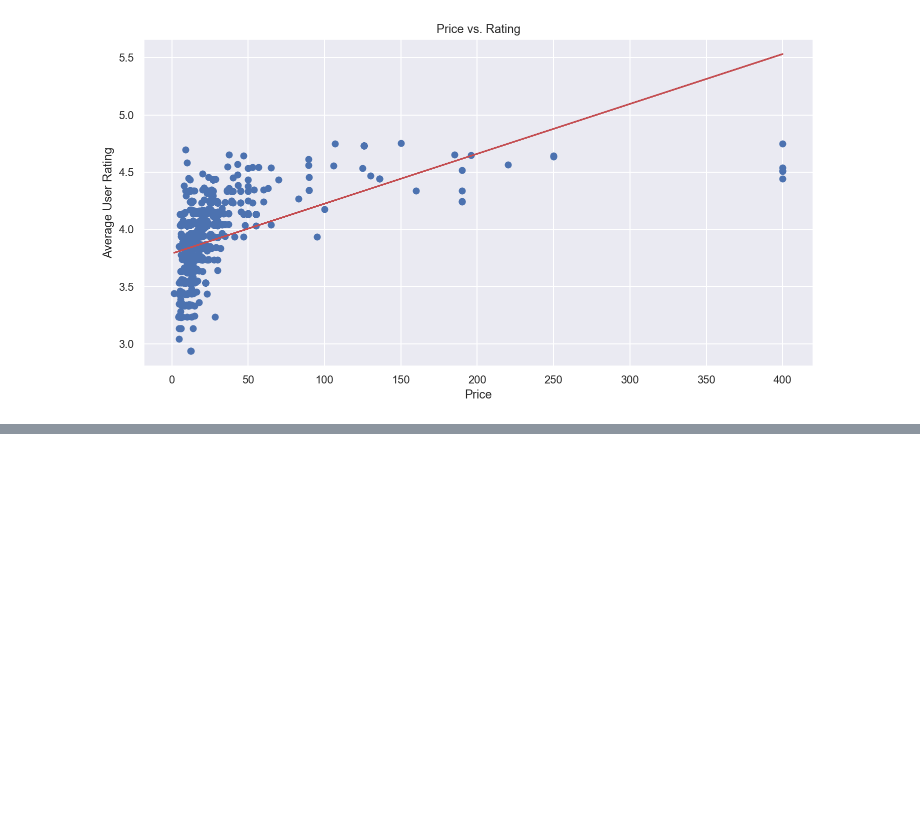
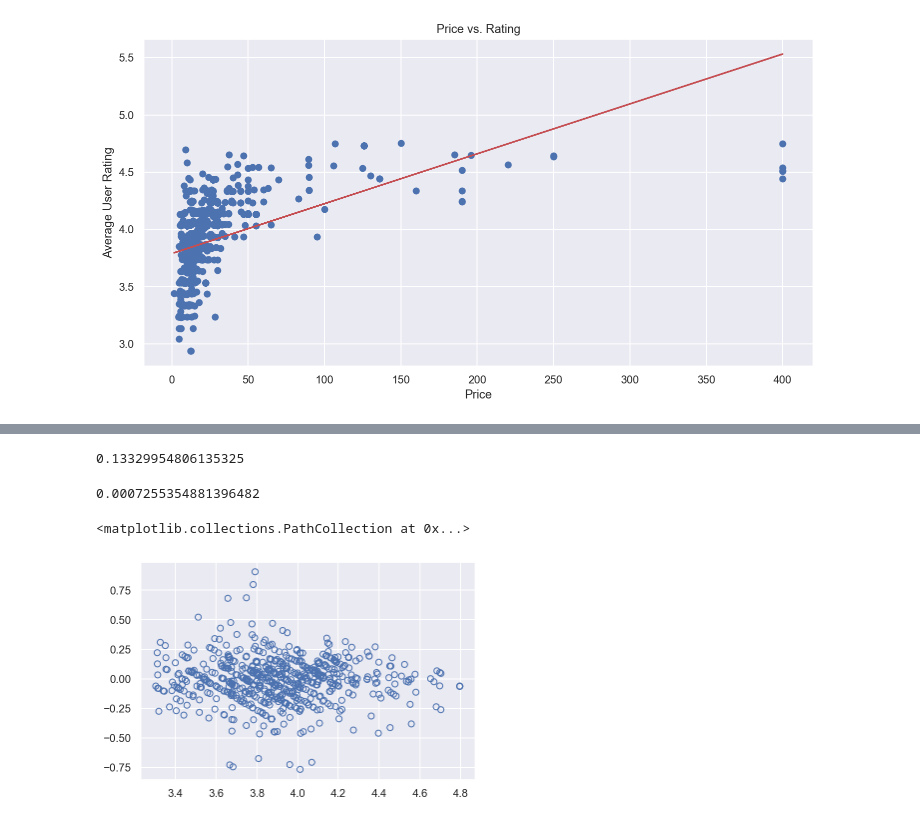
Before and after one commit to mattsegall/metis-project-2, a Jupyter notebook: Code for Submission.ipynb, the cells around one changed output, grey strips where cells are left out. Saved outputs shown, nothing was run; the diff lists cells and outputs as text; code cells hidden in the pictures; blank space fills up the shorter version.

```diff
--- a/Code for Submission.ipynb
+++ b/Code for Submission.ipynb
@@ -491,9 +491,5 @@ Text(0.5, 1.0, 'Price vs. Rating')
 [figure]
 # %%
 #transform categorical variables into dummmies
-X_train_dummies = pd.get_dummies(data=X_train, columns=['Country', 'Type'], drop_first = True)
-
-#combine back into dataframe
-combine_list = [X_train, X_train_dummies]
-X_train = pd.concat(combine_list, axis=1)
+X_train = pd.get_dummies(data=X_train, columns=['Country', 'Type'], drop_first = True)
 # %%
@@ -530,0 +525,3 @@ KeyError: "['Country_Lebanon'] not in index"
+# %%
+#log tranform price per EDA
+X_train['Log Price'] = log(X_train['Average Price'])
@@ -530,0 +561,9 @@ KeyError: "['Country_Lebanon'] not in index"
+# %%
+#Lasso
+m_Lasso = LassoCV(max_iter=10000)
+p = PolynomialFeatures(degree=2)
+X_train_poly = p.fit_transform(X_train)
+s = StandardScaler(with_mean=False)
+X_train_poly_scaled = s.fit_transform(X_train_poly)
+m_Lasso.fit(X_train_poly_scaled, y_train)
+m_Lasso.score(X_train_poly_scaled, y_train)
@@ -530,0 +612,18 @@ KeyError: "['Country_Lebanon'] not in index"
+# %%
+#score current model on test data
+m_Lasso.score(s.transform(p.transform(X_test)),y_test)
+# %% [output]
+0.13329954806135325
+# %%
+#see selected alpha level
+m_Lasso.alpha_
+# %% [output]
+0.0007255354881396482
+# %%
+#Lasso residual analysis of train set for potential model refining
+y_train_pred = m_Lasso.predict(s.transform(p.transform(X_train)))
+resid_train = y_train - y_train_pred
+plt.scatter(y_train_pred, resid_train, facecolors='none', edgecolors='b')
+# %% [output]
+<matplotlib.collections.PathCollection at 0x...>
+[figure, added]
```
Also changed, not shown: parts of 14 cells of this notebook.
